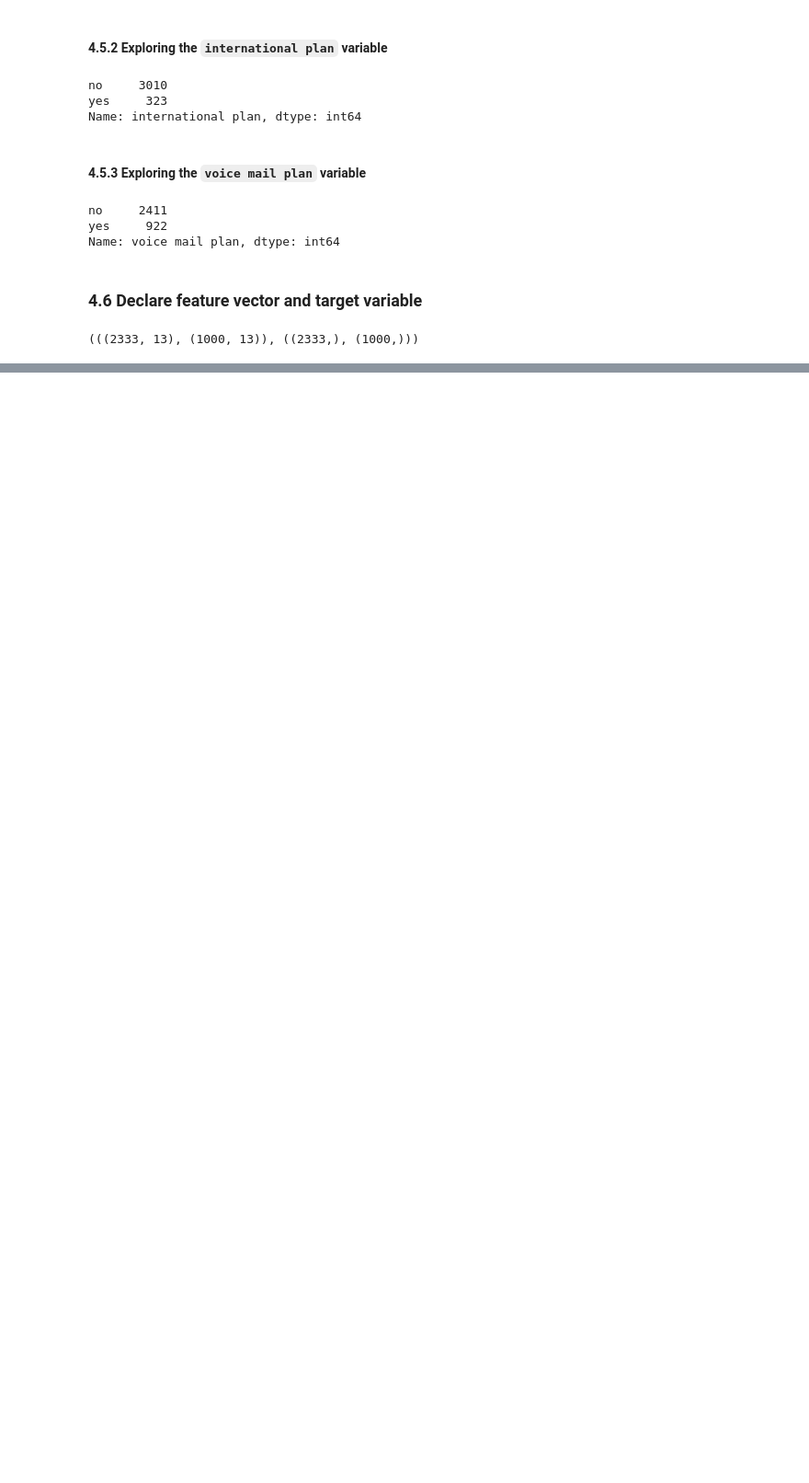
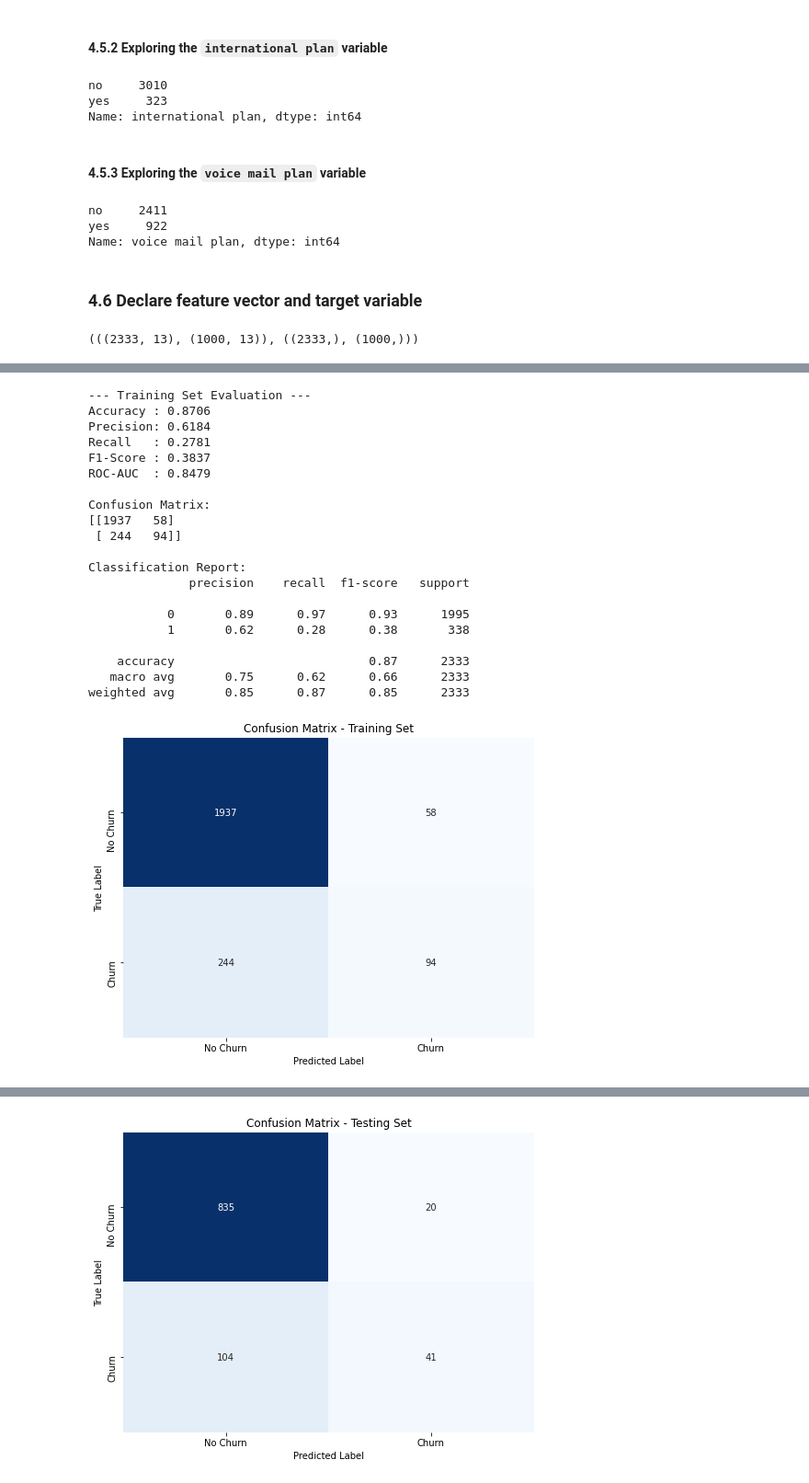
Before and after one commit to Leila-Nyambura/phase_3_project, a Jupyter notebook: customer_churn_prediction.ipynb, the cells around one changed output, grey strips where cells are left out. Shown: that part at 92% size. Drawn from its saved outputs; the diff is of its cells as text; code cells hidden in the pictures; blank space fills up the shorter version.

Commit message:
building a baseline model

```diff
--- a/customer_churn_prediction.ipynb
+++ b/customer_churn_prediction.ipynb
@@ -452,0 +499,7 @@ In the above cell:
+# %%
+# Create a pipeline that first preprocesses the data, then fits a Logistic Regression model
+pipeline = Pipeline(steps=[('preprocessor', preprocessor),
+                           ('classifier', LogisticRegression(random_state=42))])
+
+# Train the model
+pipeline.fit(X_train, y_train)
@@ -452,0 +527,68 @@ In the above cell:
+# %%
+# Predictions
+y_train_pred = pipeline.predict(X_train)
+y_test_pred = pipeline.predict(X_test)
+
+# Evaluation Metrics
+def evaluate_model(y_true, y_pred, y_proba, dataset_type="Test"):
+    acc = accuracy_score(y_true, y_pred)
+    prec = precision_score(y_true, y_pred)
+    rec = recall_score(y_true, y_pred)
+    f1 = f1_score(y_true, y_pred)
+    roc = roc_auc_score(y_true, y_proba)
+
+    print(f"--- {dataset_type} Set Evaluation ---")
+    print(f"Accuracy : {acc:.4f}")
+    print(f"Precision: {prec:.4f}")
+    print(f"Recall   : {rec:.4f}")
+    print(f"F1-Score : {f1:.4f}")
+    print(f"ROC-AUC  : {roc:.4f}")
+    print("\nConfusion Matrix:")
+    print(confusion_matrix(y_true, y_pred))
+    print("\nClassification Report:")
+    print(classification_report(y_true, y_pred))
+
+    # Plot the confusion matrix
+    conf_matrix = confusion_matrix(y_true, y_pred)
+    plt.figure(figsize=(8, 6))
+    sns.heatmap(conf_matrix, annot=True, fmt='d', cmap='Blues', cbar=False,
+                xticklabels=['No Churn', 'Churn'],
+                yticklabels=['No Churn', 'Churn'])
+    plt.title(f'Confusion Matrix - {dataset_type} Set')
+    plt.xlabel('Predicted Label')
+    plt.ylabel('True Label')
+    plt.show()
+
+# Predictions and predicted probabilities
+y_train_pred = pipeline.predict(X_train)
+y_test_pred = pipeline.predict(X_test)
+y_train_proba = pipeline.predict_proba(X_train)[:,1]
+y_test_proba = pipeline.predict_proba(X_test)[:,1]
+
+# Evaluate on Training Set
+evaluate_model(y_train, y_train_pred, y_train_proba, "Training")
+
+# Evaluate on Testing Set
+evaluate_model(y_test, y_test_pred, y_test_proba, "Testing")
+# %% [output]
+--- Training Set Evaluation ---
+Accuracy : 0.8706
+Precision: 0.6184
+Recall   : 0.2781
+F1-Score : 0.3837
+ROC-AUC  : 0.8479
+
+Confusion Matrix:
+[[1937   58]
+ [ 244   94]]
+
+Classification Report:
+              precision    recall  f1-score   support
+
+           0       0.89      0.97      0.93      1995
+           1       0.62      0.28      0.38       338
+
+    accuracy                           0.87      2333
+   macro avg       0.75      0.62      0.66      2333
+weighted avg       0.85      0.87      0.85      2333
+[figure, added]
@@ -452,0 +615 @@ In the above cell:
+[figure, added]
```
Also changed, not shown: parts of 11 cells of this notebook.
